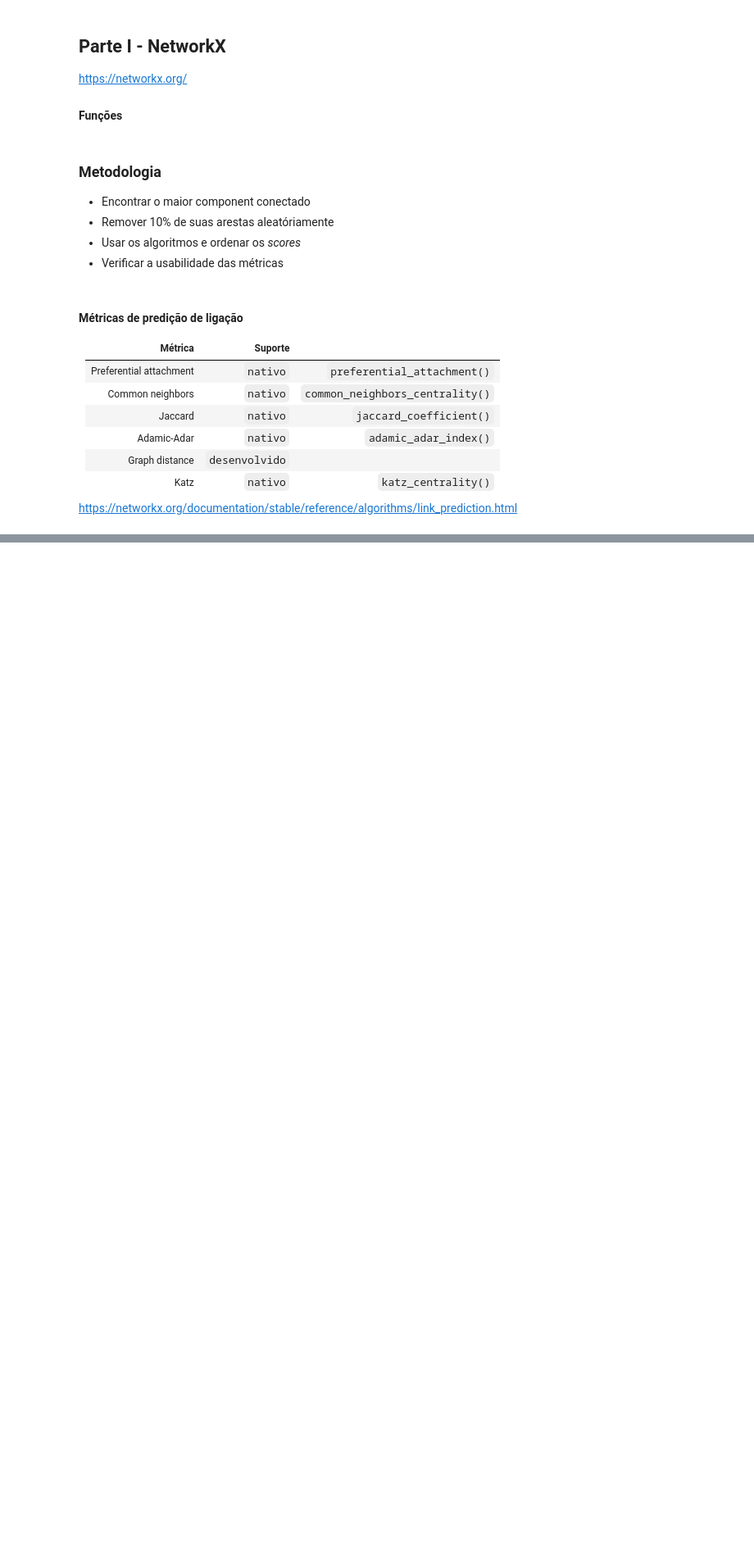
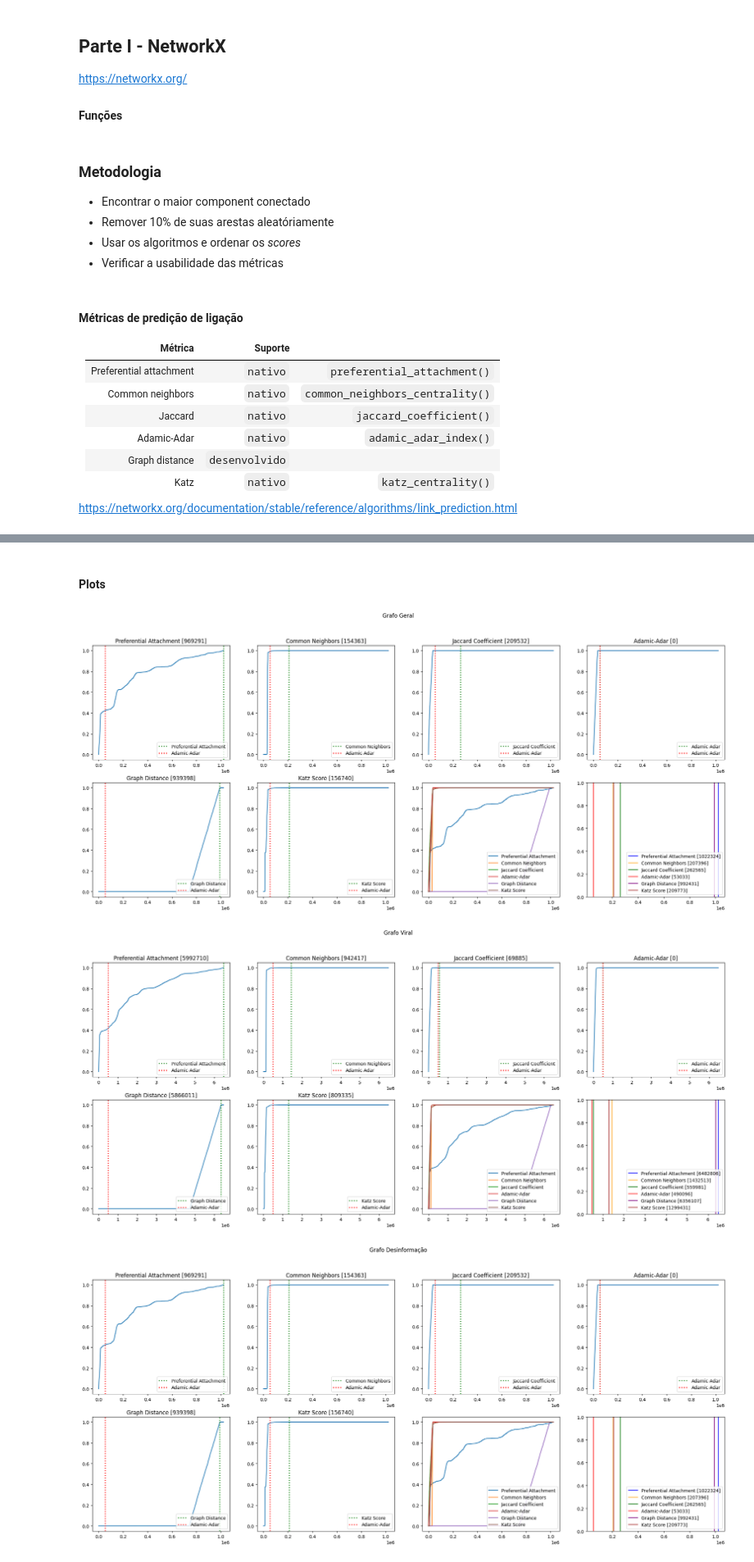
Before and after one commit to vauxgomes/ufc-ckp7477, a Jupyter notebook: lista-3/ckp8087-lista-3.ipynb, the cells around one changed output, grey strips where cells are left out. Shown at 82% size. Saved outputs shown, nothing was run; the diff lists cells and outputs as text; code cells hidden in the pictures; blank space fills up the shorter version.

```diff
--- a/lista-3/ckp8087-lista-3.ipynb
+++ b/lista-3/ckp8087-lista-3.ipynb
@@ -216,7 +220,0 @@ def run(G, perc=0.1, seed=42, verbose=False):
-# %%
-G = nx.barbell_graph(10, 5)
-seed = 42
-perc= 0.25
-verbose = True
-
-df = run(G, perc, seed, verbose)
@@ -312,0 +328,10 @@ max([(10, 'a'), (10, 'c'), (11, 'd')])
+# %% [markdown]
+#### Plots
+# %%
+plot(gdf, 'Grafo Geral')
+plot(vdf, 'Grafo Viral')
+plot(mdf, 'Grafo Desinformação')
+# %% [output]
+[figure, added]
+[figure, added]
+[figure, added]
```
Also changed, not shown: parts of 13 cells of this notebook, 5 other files.
